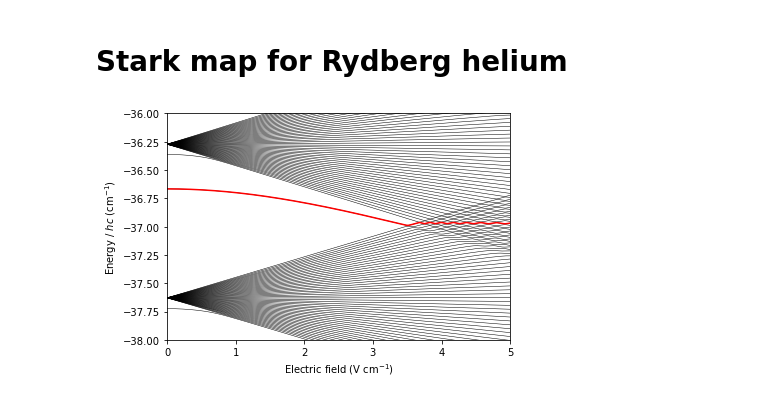
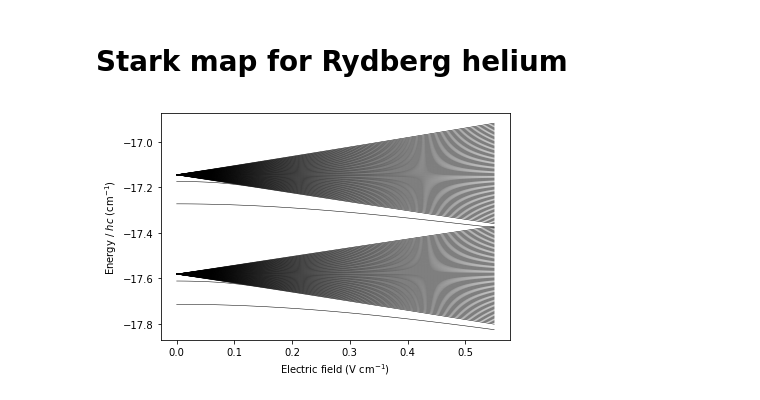
Before and after one commit to aa-morgan/Rydberg_helium_Stark, a Jupyter notebook: notebooks/Plot Stark map.ipynb, the cells around one changed output. Drawn from its saved outputs; the diff is of its cells as text; code cells hidden in the pictures.

```diff
--- a/notebooks/Plot Stark map.ipynb
+++ b/notebooks/Plot Stark map.ipynb
@@ -8,11 +8,12 @@ import matplotlib.pyplot as plt
 from starkhelium import *
 # %%
 # quantum numbers
-nmin = 50
-nmax = 60
+nmin = 79
+nmax = 80
 S = 1
 m = 0
 n_vals, L_vals = get_nl_vals(nmin, nmax, m)
+m_vals = np.zeros_like(n_vals) + m
 J_vals = get_J_vals(S, L_vals, 1)
 # quantum defects
 neff = n_vals - get_qd(S, n_vals, L_vals, J_vals)
@@ -21,34 +22,34 @@ En = W_n(S, n_vals, L_vals, J_vals)
 # field-free Hamiltonian
 H_0 = np.diag(En)
 # find the off-diagonal terms of the Stark interaction matrix
-mat_S = stark_matrix(neff, L_vals, m)
+mat_S = stark_matrix(neff, L_vals, m_vals)
 # %%
 # specify the electric field
-field = np.linspace(0, 5, 1001) # V /cm
+field = np.linspace(0.00, 0.55, 101) # V /cm
 field_au = field * 100 * e * a_0 / En_h
 # diagonalise for each field
 map1 = stark_map(H_0, mat_S, field_au)
 # %%
 # Stark map
 fig, ax = plt.subplots(figsize=(6, 4))
 
 for s0 in range(np.shape(map1)[1]):
     ax.plot(field, 0.01*map1[:, s0] * En_h /(h * c), c='k', ls='-', lw=0.5)
 
 # highlight (assuming states do not cross)
-idx = np.intersect1d(np.where(n_vals == 55), np.where(L_vals == 0))[0]
-ax.plot(field, 0.01*map1[:, idx] * En_h /(h * c), c='r', ls='-', lw=1.5)
+#idx = np.intersect1d(np.where(n_vals == 55), np.where(L_vals == 0))[0]
+#ax.plot(field, 0.01*map1[:, idx] * En_h /(h * c), c='r', ls='-', lw=1.5)
 
 # format
-ax.set_ylim(-38, -36)
-ax.set_xlim(0, 5)
+#ax.set_ylim(-38, -36)
+#ax.set_xlim(0, 5)
 ax.set_xlabel('Electric field (V cm$^{-1}$)')
 ax.set_ylabel('Energy / $h c$ (cm$^{-1}$)')
 plt.tight_layout()
 # output
 fileout = os.path.join("..", "images", "n50-n60_stark_map.png")
 plt.savefig(fileout)
 plt.show()
 plt.show()
 # %% [output]
-[figure, old version]
+[figure, new version]
```
Also changed, not shown: 5 other files.
